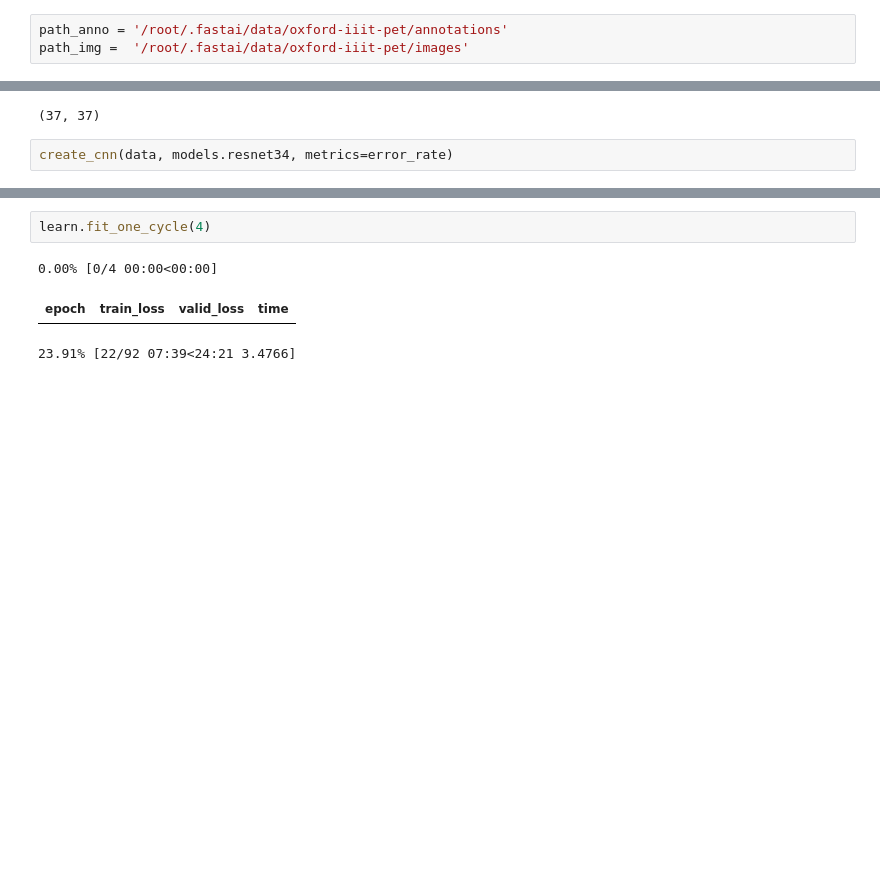
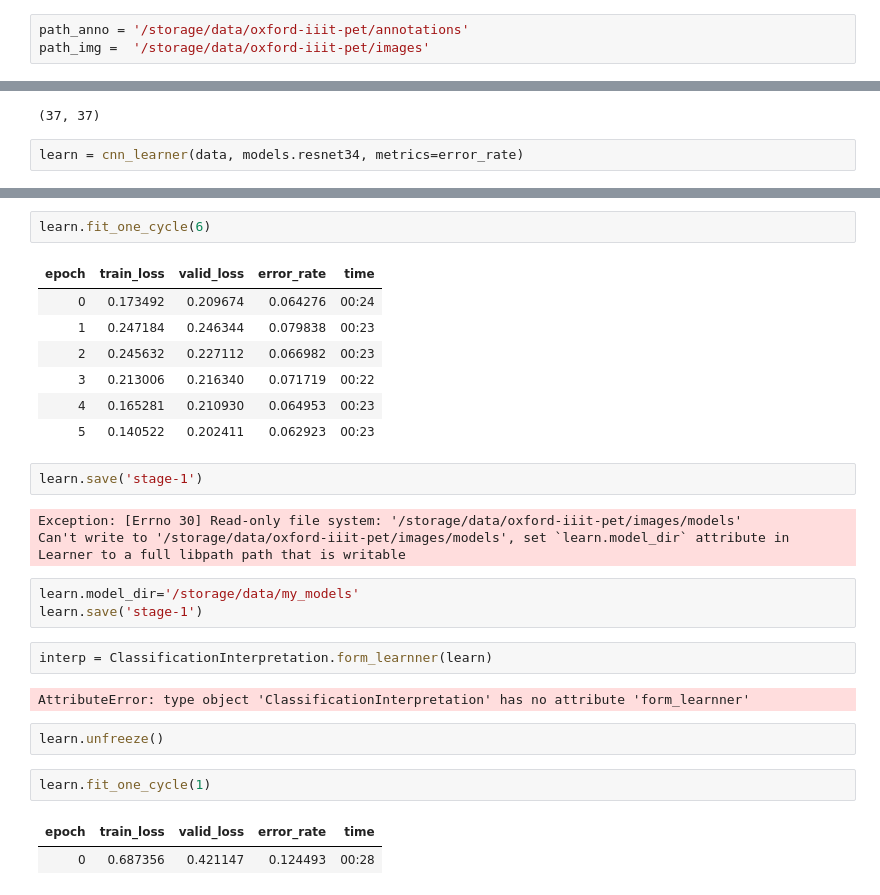
Before and after one commit to mriyank/image_classification, a Jupyter notebook: image_classification.ipynb, the cells around one changed output, grey strips where cells are left out. Cells and saved outputs as stored; diff of their text form; blank space fills up the shorter version.

```diff
--- a/image_classification.ipynb
+++ b/image_classification.ipynb
@@ -31,6 +29,6 @@ path.ls()
 # %%
-path_anno = '/root/.fastai/data/oxford-iiit-pet/annotations'
-path_img =  '/root/.fastai/data/oxford-iiit-pet/images'
+path_anno = '/storage/data/oxford-iiit-pet/annotations'
+path_img =  '/storage/data/oxford-iiit-pet/images'
 # %%
 fnames = get_image_files(path_img)
 fnames[:5]
@@ -75,4 +73,4 @@ len(data.classes),data.c
 ['Abyssinian', 'Bengal', 'Birman', 'Bombay', 'British_Shorthair', 'Egyptian_Mau', 'Maine_Coon', 'Persian', 'Ragdoll', 'Russian_Blue', 'Siamese', 'Sphynx', 'american_bulldog', 'american_pit_bull_terrie ...
 (37, 37)
 # %%
-create_cnn(data, models.resnet34, metrics=error_rate)
+learn = cnn_learner(data, models.resnet34, metrics=error_rate)
@@ -97,6 +77,29 @@ Image (3, 224, 224),Image (3, 224, 224),Image (3, 224, 224),Image (3, 224, 224),
 # %%
-learn.fit_one_cycle(4)
+learn.fit_one_cycle(6)
 # %% [output]
-0.00% [0/4 00:00<00:00]
-| epoch | train_loss | valid_loss | time |
+| epoch | train_loss | valid_loss | error_rate | time |
+| 0 | 0.173492 | 0.209674 | 0.064276 | 00:24 |
+| 1 | 0.247184 | 0.246344 | 0.079838 | 00:23 |
+| 2 | 0.245632 | 0.227112 | 0.066982 | 00:23 |
+| 3 | 0.213006 | 0.216340 | 0.071719 | 00:22 |
+| 4 | 0.165281 | 0.210930 | 0.064953 | 00:23 |
+| 5 | 0.140522 | 0.202411 | 0.062923 | 00:23 |
-23.91% [22/92 07:39<24:21 3.4766]
+# %%
+learn.save('stage-1')
+# %% [output]
+Exception: [Errno 30] Read-only file system: '/storage/data/oxford-iiit-pet/images/models'
+Can't write to '/storage/data/oxford-iiit-pet/images/models', set `learn.model_dir` attribute in Learner to a full libpath path that is writable
+# %%
+learn.model_dir='/storage/data/my_models'
+learn.save('stage-1')
+# %%
+interp = ClassificationInterpretation.form_learnner(learn)
+# %% [output]
+AttributeError: type object 'ClassificationInterpretation' has no attribute 'form_learnner'
+# %%
+learn.unfreeze()
+# %%
+learn.fit_one_cycle(1)
+# %% [output]
+| epoch | train_loss | valid_loss | error_rate | time |
+| 0 | 0.687356 | 0.421147 | 0.124493 | 00:28 |
```
Also changed, not shown: parts of 15 cells of this notebook.
